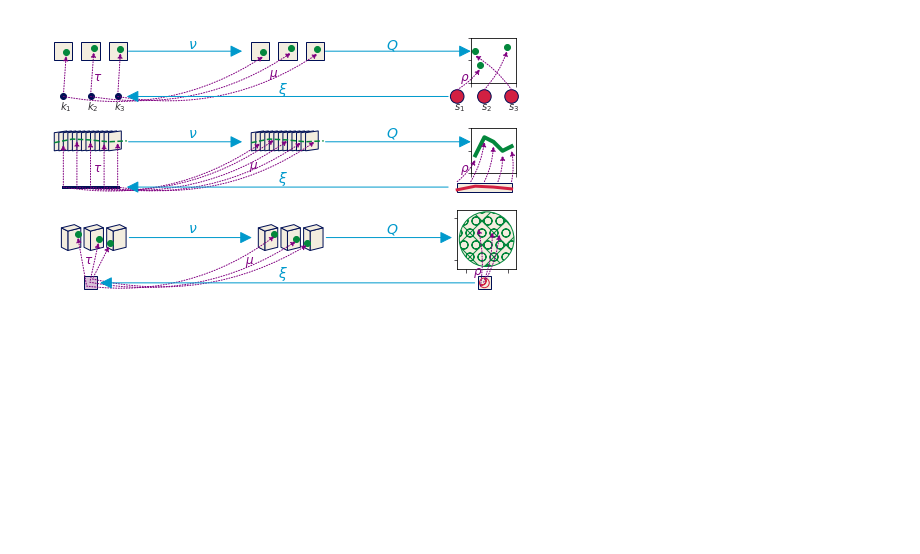
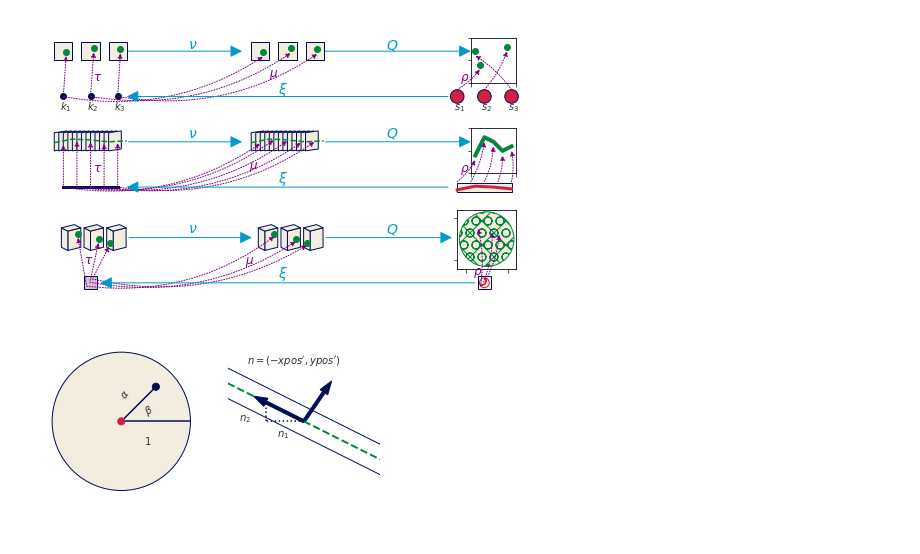
Before and after one commit to story645/proposal, a Jupyter notebook: paper/figures/code/q_figures.ipynb, the cells around one changed output. Cells and saved outputs as stored; diff of their text form; code cells hidden in the pictures; blank space fills up the shorter version.

```diff
--- a/paper/figures/code/q_figures.ipynb
+++ b/paper/figures/code/q_figures.ipynb
@@ -341,0 +340,30 @@ fig, axd = plt.subplots([['scatter', 'line']])
+# %%
+fig, axd = plt.subplot_mosaic([['scatter', 'line']])
+sc = mpatches.Circle((.5,.5), radius=.3, edgecolor='C0', facecolor=facecolor)
+axd['scatter'].add_patch(sc)
+axd['scatter'].annotate(r"$S_i$", (.44,0.05), fontsize=16)
+axd['scatter'].annotate(r'$s=(\alpha, \beta)$', (.33, .87))
+axd['scatter'].plot([.5, .8], [.5, .5], color='C0')
+axd['scatter'].plot([.5,.65], [.5, .65], color='C0')
+axd['scatter'].scatter([.5, .65], [.5, .65], c=['C1','C0'], s=50, zorder=100)
+axd['scatter'].annotate(r'$\alpha$', (.49, .60), rotation=55)
+axd['scatter'].annotate(r'$\beta$', (.59, .53), rotation=30)
+axd['scatter'].annotate(r'$1$', (.6, .4))
+
+axd['line'].set(ylim=(46.5,48.5), xlim=(4, 6), aspect='equal')
+axd['line'].plot(xt[1:3]+1, yt[1:3], color=dc, linewidth=2, linestyle='--' )
+axd['line'].plot(xt[1:3]+1, yt[1:3]-.2, color='C0', linewidth=1)
+axd['line'].plot(xt[1:3]+1, yt[1:3]+.2, color='C0', linewidth=1)
+axd['line'].arrow(5.0, 47.5, np.cos(45)*.5, np.sin(45)*.45, width=.04, color='C0')
+axd['line'].arrow(5.0, 47.5, -.5, .25, zorder=10, width=.04, color='C0')
+axd['line'].plot([5, 5-.5], [47.5, 47.5], linestyle=':', color='C0')
+axd['line'].plot([5-.5, 5.-.5], [47.5, 47.5+.25], linestyle=':', color='C0')
+axd['line'].annotate(r'$n_1$', (4.65, 47.3), fontweight='black')
+axd['line'].annotate(r'$n_2$', (4.15, 47.5), fontweight='black')
+axd['line'].annotate(r'$n=(-xpos^{\prime}, ypos^{\prime})$', (4.25, 48.25))
+for ax in axd.values():
+    ax.set_aspect('equal')
+    ax.axis('off')
+fig.savefig(spath/"base_q.png", facecolor='white', bbox_inches='tight')
+# %% [output]
+[figure, added]
```
Also changed, not shown: parts of 1 cell of this notebook, 14 other files.
